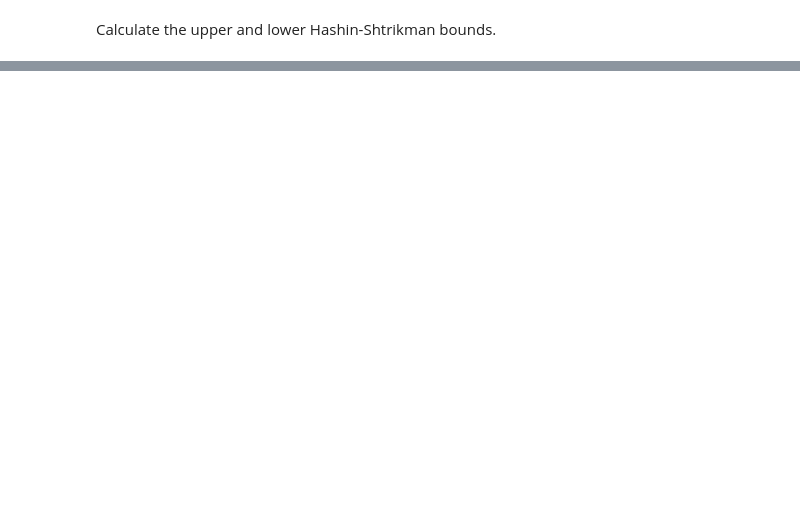
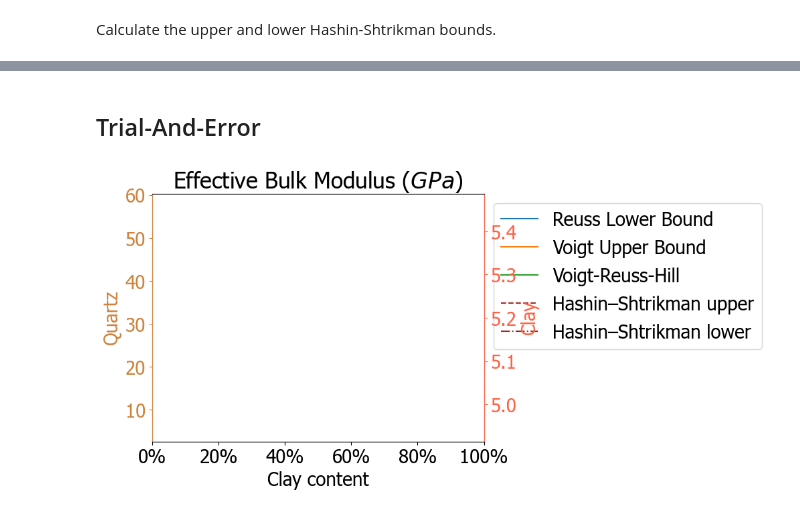
Before and after one commit to m-balcewicz/Digital_Rock_Physics_Template, a Jupyter notebook: examples/get_effective_elastic_bounds.ipynb, the cells around one changed output, grey strips where cells are left out. Cells and saved outputs as stored; diff of their text form; code cells hidden in the pictures; blank space fills up the shorter version.

```diff
--- a/examples/get_effective_elastic_bounds.ipynb
+++ b/examples/get_effective_elastic_bounds.ipynb
@@ -56,0 +142,45 @@ k_avg and u_avg (Simple arithmetic avg): [17.005619887876886, 12.307940262254085
+# %% [markdown]
+## Trial-And-Error
+# %%
+import matplotlib.pyplot as plt
+import matplotlib.ticker as mtick
+
+K_Reuss = 49
+K_Voigt = 57.6
+K_Voigt_Reuss_Hill = 53
+K_up_HS = 5.3
+K_low_HS = 5.2
+phi = 0.2
+# K_Reuss = k_reuss
+# K_Voigt = k_voigt
+# K_Voigt_Reuss_Hill = k_avg
+# K_up_HS = k_hs_upper
+# K_low_HS = k_hs_lower
+
+fig, ax1 = plt.subplots()
+color1 = 'peru'
+color2 = 'tomato'
+ax1.set_title("Effective Bulk Modulus ($GPa$)")
+ax1.plot(phi, K_Reuss, label="Reuss Lower Bound")
+ax1.plot(phi, K_Voigt, label="Voigt Upper Bound")
+ax1.plot(phi, K_Voigt_Reuss_Hill, label="Voigt-Reuss-Hill")
+ax1.plot(phi, K_up_HS, label="Hashin–Shtrikman upper", color="brown", linestyle="dashed")
+ax1.plot(phi, K_low_HS, label="Hashin–Shtrikman lower", color="brown", linestyle="-.")
+
+ax2 = ax1.twinx()
+ax2.plot(phi, K_low_HS, label="Hashin–Shtrikman lower", color="brown", linestyle="-.")
+ax2.set_ylabel("Clay", color=color2)
+ax1.legend(loc='upper left', bbox_to_anchor=(1, 1))  # Place legend outside the plot
+ax1.tick_params(axis='y', colors=color1)
+ax2.spines['left'].set_color(color1)
+ax1.set_xlabel("Clay content")
+ax1.set_ylabel("Quartz", color=color1)
+ax2.tick_params(axis='y', colors=color2)
+ax2.spines['right'].set_color(color2)
+
+ax1.xaxis.set_major_formatter(mtick.PercentFormatter(1.00))  # convert x-axis into percent
+plt.xlim([0, 1])
+
+plt.show()
+# %% [output]
+[figure, added]
```
Also changed, not shown: parts of 12 cells of this notebook, 1 other file.
